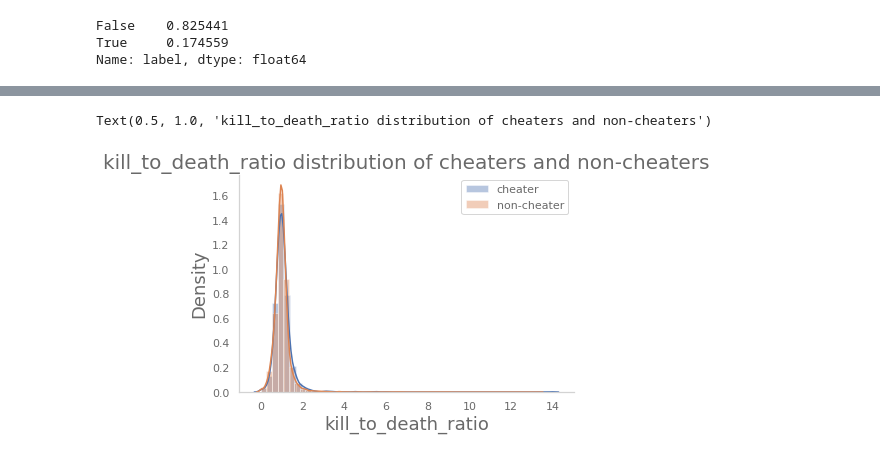
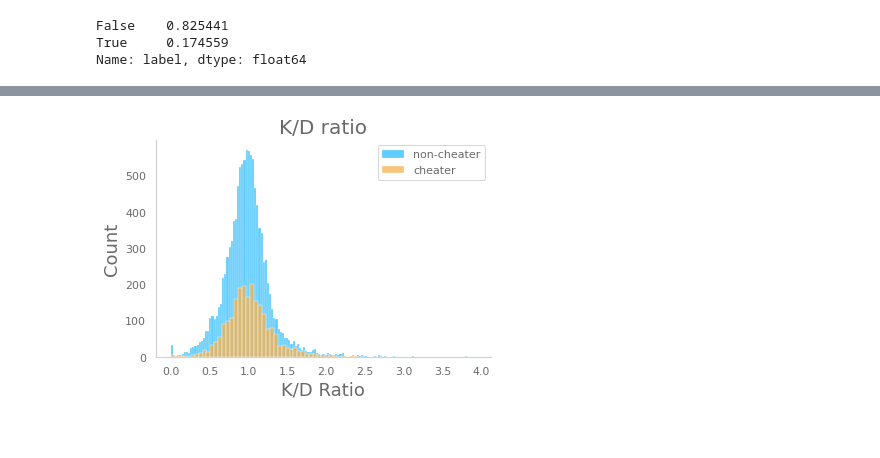
Before and after one commit to vh42720/csgo_cheater_detection, a Jupyter notebook: 02_eda.ipynb, the cells around one changed output, grey strips where cells are left out. Saved outputs shown, nothing was run; the diff lists cells and outputs as text; code cells hidden in the pictures.

```diff
--- a/02_eda.ipynb
+++ b/02_eda.ipynb
@@ -97,9 +97,10 @@ Text(0.5, 1.0, 'Win ratio distribution of cheaters and non-cheaters')
 # %%
 # difference between win ratio
-sns.distplot(df_cheater['kill_to_death_ratio'], label='cheater')
-sns.distplot(df_non_cheater[df_non_cheater.kill_to_death_ratio < 14]['kill_to_death_ratio'], label='non-cheater')
+sns.histplot(df_non_cheater[df_non_cheater.kill_to_death_ratio < 4]['kill_to_death_ratio'], label='non-cheater', color='#2CBDFE')
+sns.histplot(df_cheater[df_cheater.kill_to_death_ratio < 4]['kill_to_death_ratio'], label='cheater', color='#F5B14C')
 plt.legend(loc='upper right')
-plt.title('kill_to_death_ratio distribution of cheaters and non-cheaters')
+plt.title('K/D ratio')
+plt.xlabel('K/D Ratio')
+plt.savefig(f'{image_path}\\eda_image\\kd_ratio.png')
 # %% [output]
-Text(0.5, 1.0, 'kill_to_death_ratio distribution of cheaters and non-cheaters')
-[figure, old version]
+[figure, new version]
```
Also changed, not shown: parts of 13 cells of this notebook, 5 other files.
